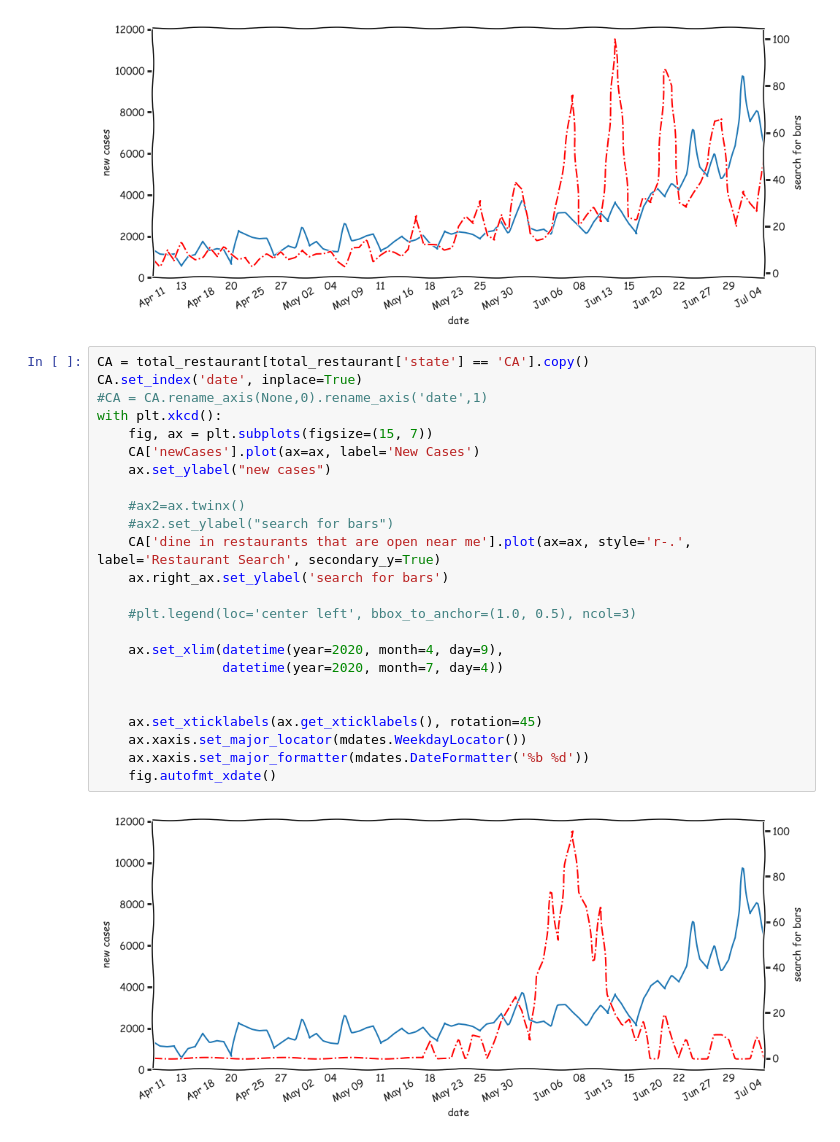
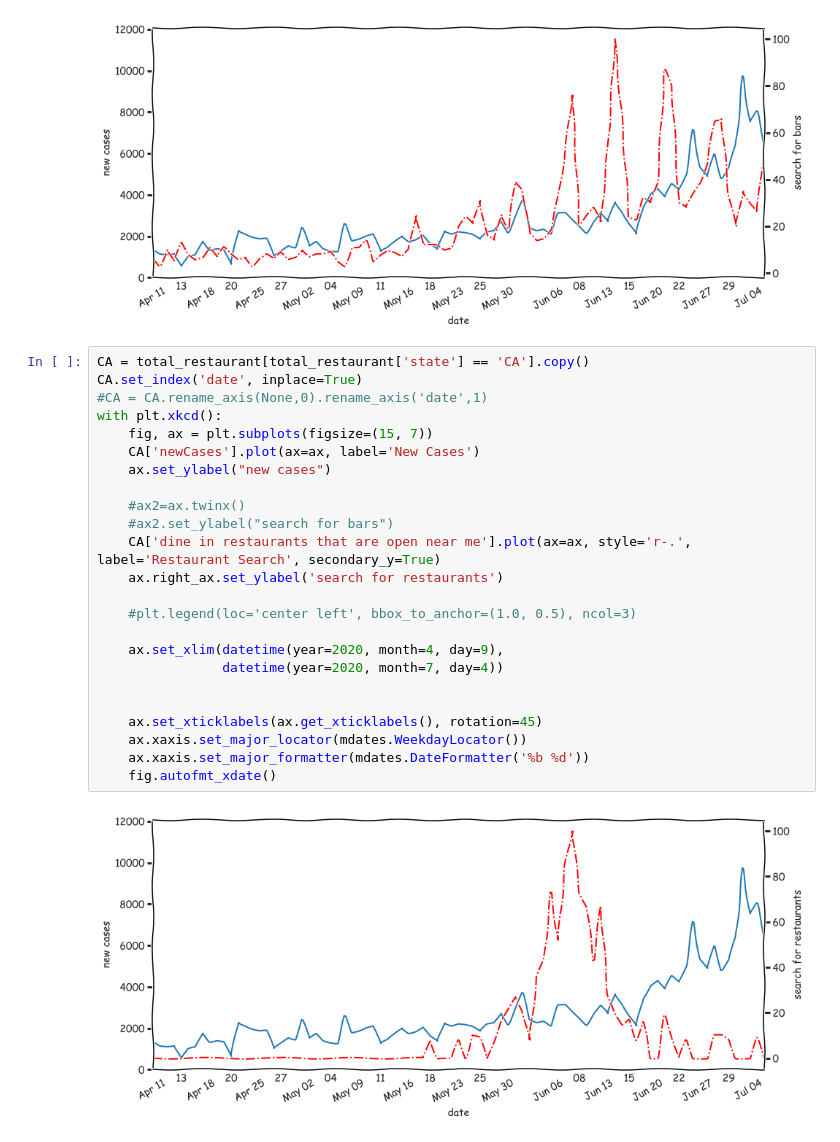
Before and after one commit to miladasgari380/covid19-california, a Jupyter notebook: COVID19.ipynb, the cells around one changed output. Drawn from its saved outputs; the diff is of its cells as text.

```diff
--- a/COVID19.ipynb
+++ b/COVID19.ipynb
@@ -481,26 +481,26 @@ with plt.xkcd():
 # %%
 CA = total_restaurant[total_restaurant['state'] == 'CA'].copy()
 CA.set_index('date', inplace=True)
 #CA = CA.rename_axis(None,0).rename_axis('date',1)
 with plt.xkcd():
     fig, ax = plt.subplots(figsize=(15, 7))
     CA['newCases'].plot(ax=ax, label='New Cases')
     ax.set_ylabel("new cases")
 
     #ax2=ax.twinx()
     #ax2.set_ylabel("search for bars")
     CA['dine in restaurants that are open near me'].plot(ax=ax, style='r-.', label='Restaurant Search', secondary_y=True)
-    ax.right_ax.set_ylabel('search for bars')
+    ax.right_ax.set_ylabel('search for restaurants')
 
     #plt.legend(loc='center left', bbox_to_anchor=(1.0, 0.5), ncol=3)
 
     ax.set_xlim(datetime(year=2020, month=4, day=9),
                 datetime(year=2020, month=7, day=4))
 
 
     ax.set_xticklabels(ax.get_xticklabels(), rotation=45)
     ax.xaxis.set_major_locator(mdates.WeekdayLocator())
     ax.xaxis.set_major_formatter(mdates.DateFormatter('%b %d'))
     fig.autofmt_xdate()
 # %% [output]
-[figure, old version]
+[figure, new version]
```
